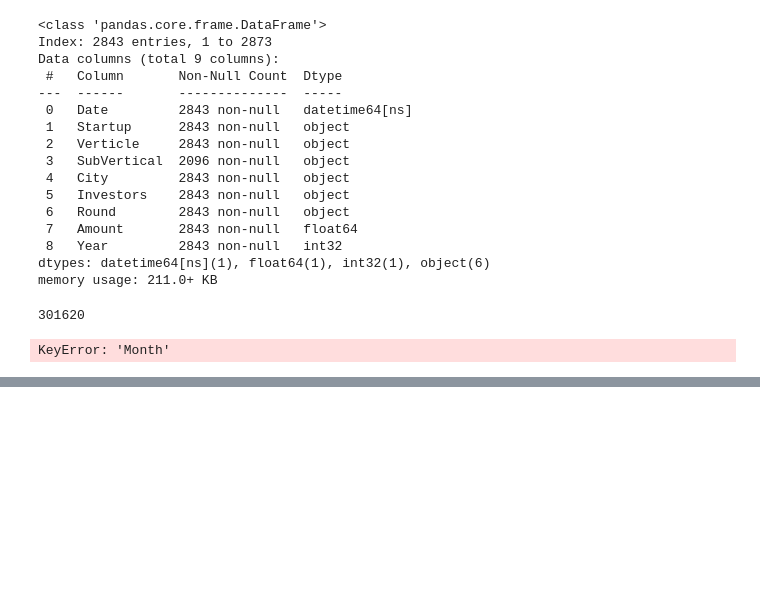
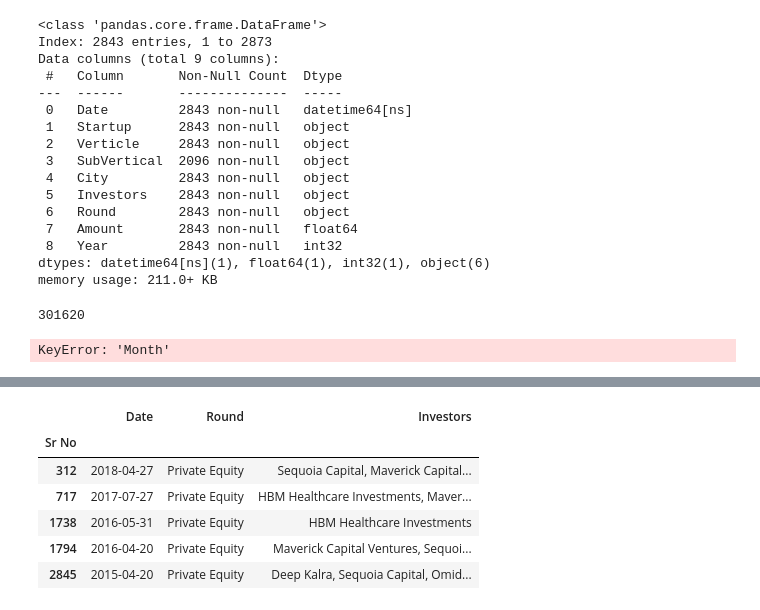
Before and after one commit to Quantumx610/streamlit-basics-master, a Jupyter notebook: data cleaning.ipynb, the cells around one changed output, grey strips where cells are left out. Saved outputs shown, nothing was run; the diff lists cells and outputs as text; code cells hidden in the pictures; blank space fills up the shorter version.

```diff
--- a/data cleaning.ipynb
+++ b/data cleaning.ipynb
@@ -369,0 +388,10 @@ KeyError: 'Month'
+# %%
+df[df['Startup'].str.contains('1mg')][['Date','Round','Investors']]
+# %% [output]
+|  | Date | Round | Investors |
+| Sr No |  |  |  |
+| 312 | 2018-04-27 | Private Equity | Sequoia Capital, Maverick Capital... |
+| 717 | 2017-07-27 | Private Equity | HBM Healthcare Investments, Maver... |
+| 1738 | 2016-05-31 | Private Equity | HBM Healthcare Investments |
+| 1794 | 2016-04-20 | Private Equity | Maverick Capital Ventures, Sequoi... |
+| 2845 | 2015-04-20 | Private Equity | Deep Kalra, Sequoia Capital, Omid... |
```
Also changed, not shown: parts of 2 cells of this notebook, 1 other file.
